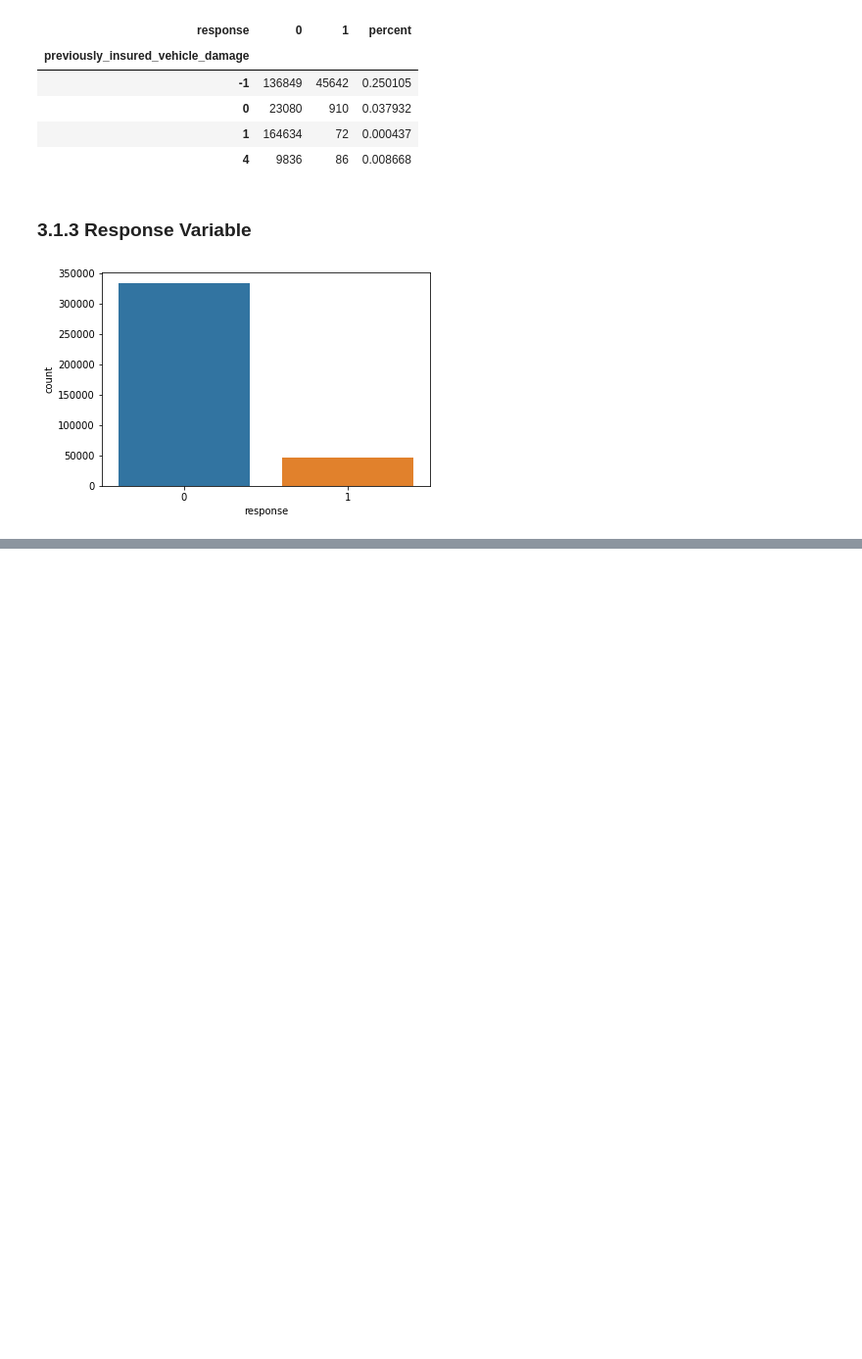
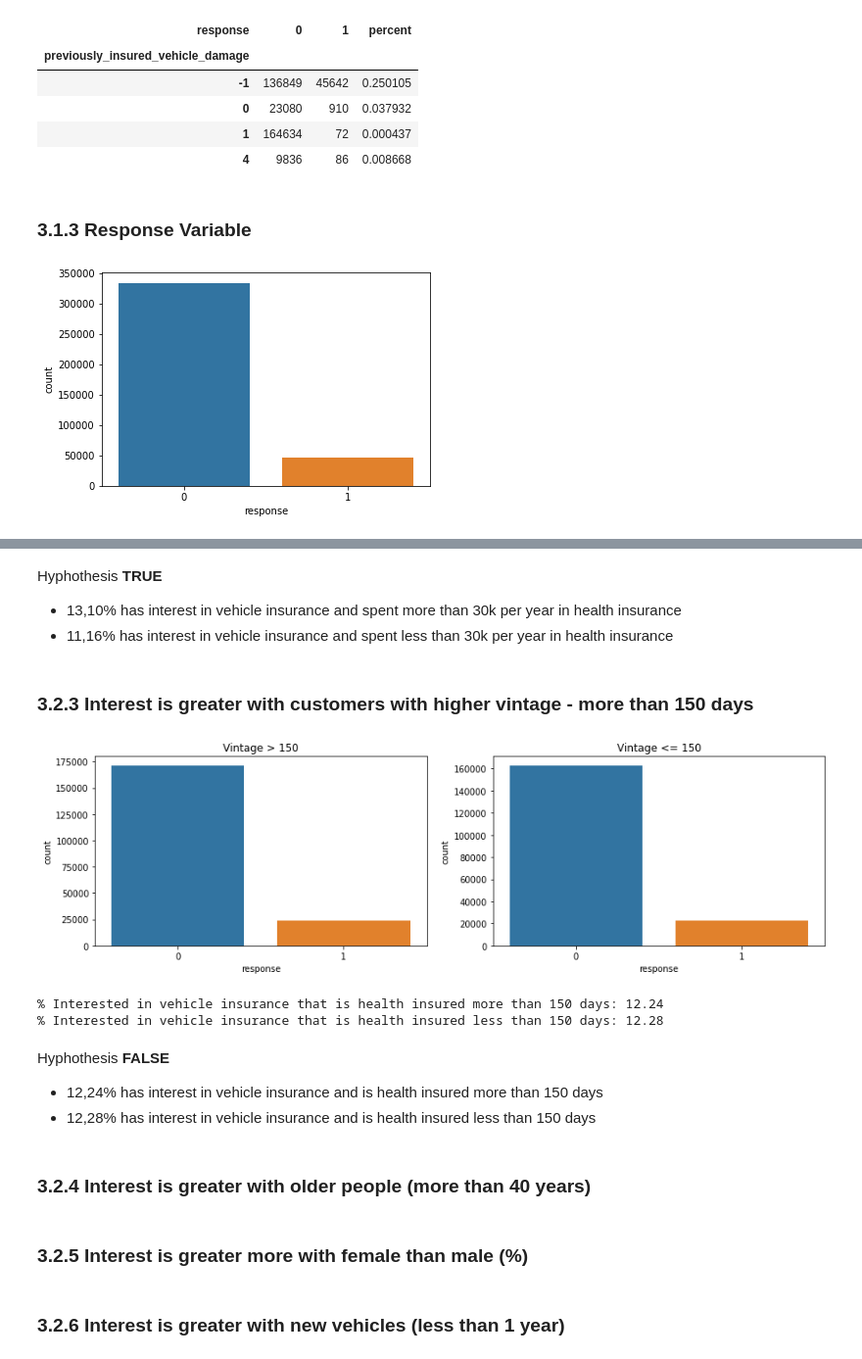
Before and after one commit to LessioGuilherme/pa004_health_insurance_cross_sell, a Jupyter notebook: pa004_health_insurance_cross_sell_sprint03.ipynb, the cells around one changed output, grey strips where cells are left out. Shown at 98% size. Saved outputs shown, nothing was run; the diff lists cells and outputs as text; code cells hidden in the pictures; blank space fills up the shorter version.

```diff
--- a/pa004_health_insurance_cross_sell_sprint03.ipynb
+++ b/pa004_health_insurance_cross_sell_sprint03.ipynb
@@ -747,0 +785,31 @@ sns.countplot('response', data=df3);
+# %% [markdown]
+Hyphothesis **TRUE**
+- 13,10% has interest in vehicle insurance and spent more than 30k per year in health insurance
+- 11,16% has interest in vehicle insurance and spent less than 30k per year in health insurance
+# %% [markdown]
+### 3.2.3 Interest is greater with customers with higher vintage - more than 150 days
+# %%
+aux18 = df3[df3['vintage']>150][['id','response']]
+aux19 = df3[df3['vintage']<=150][['id','response']]
+
+fig, axs = plt.subplots(ncols= 2, figsize = (15,4))
+sns.countplot(aux18['response'], ax=axs[0]).set_title('Vintage > 150')
+sns.countplot(aux19['response'], ax=axs[1]).set_title('Vintage <= 150');
+# %% [output]
+[figure, added]
+# %%
+print('% Interested in vehicle insurance that is health insured more than 150 days: {0:.2f}'.format(100*(aux18[aux18['response']==1]['response'].count()/(aux18[aux18['response']==1]['response'].count()+aux18[aux18['response']==0]['response'].count()))))
+print('% Interested in vehicle insurance that is health insured less than 150 days: {0:.2f}'.format(100*(aux19[aux19['response']==1]['response'].count()/(aux19[aux19['response']==1]['response'].count()+aux19[aux19['response']==0]['response'].count()))))
+# %% [output]
+% Interested in vehicle insurance that is health insured more than 150 days: 12.24
+% Interested in vehicle insurance that is health insured less than 150 days: 12.28
+# %% [markdown]
+Hyphothesis **FALSE**
+- 12,24% has interest in vehicle insurance and is health insured more than 150 days
+- 12,28% has interest in vehicle insurance and is health insured less than 150 days
+# %% [markdown]
+### 3.2.4 Interest is greater with older people (more than 40 years)
+# %% [markdown]
+### 3.2.5 Interest is greater more with female than male (%)
+# %% [markdown]
+### 3.2.6 Interest is greater with new vehicles (less than 1 year)
```
Also changed, not shown: parts of 14 cells of this notebook.
